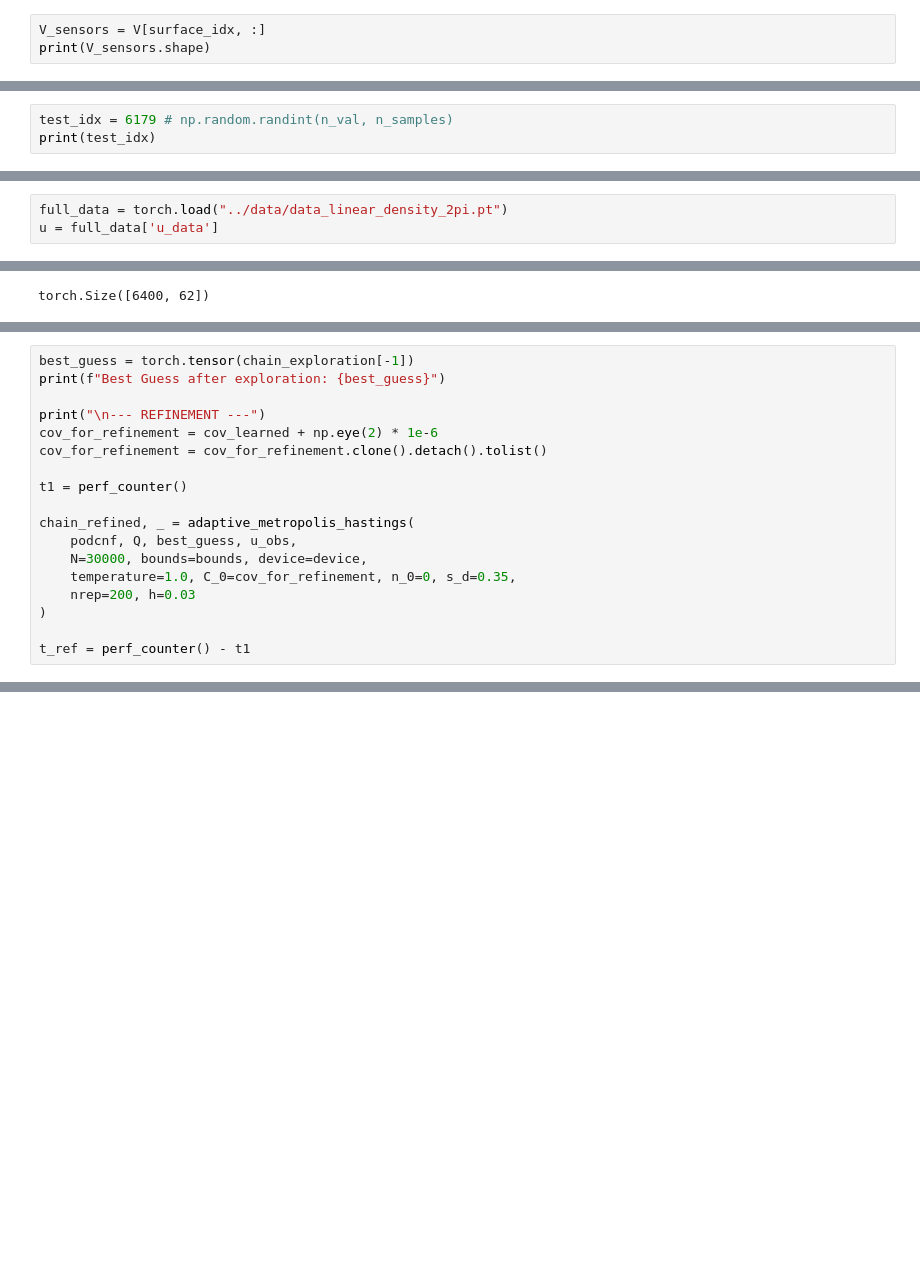
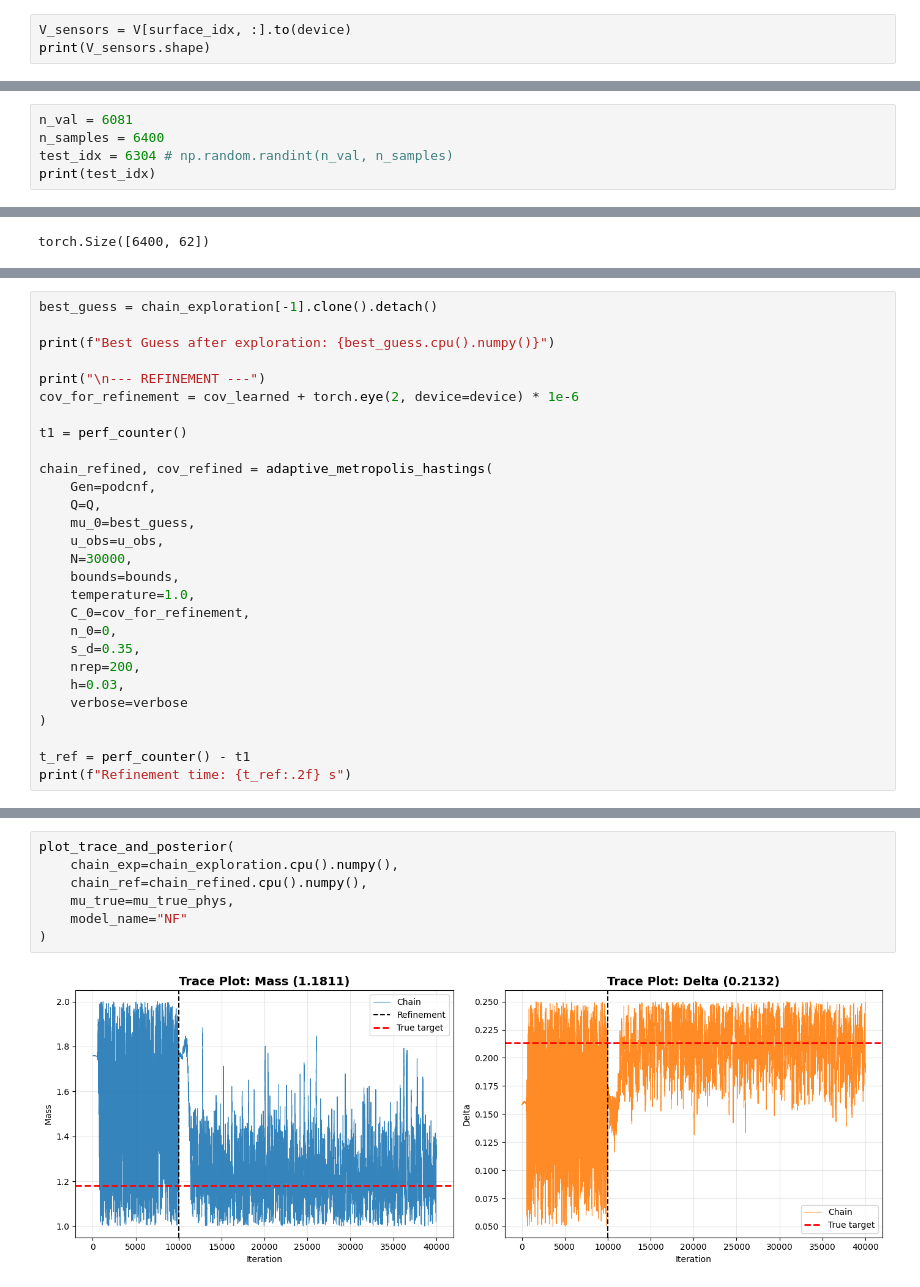
Before and after one commit to Violandree/podcnf, a Jupyter notebook: notebooks/AdaptiveMH.ipynb, the cells around one changed output, grey strips where cells are left out. Saved outputs shown, nothing was run; the diff lists cells and outputs as text; blank space fills up the shorter version.

Commit message:
working version of AdaptiveMH notebook

```diff
--- a/notebooks/AdaptiveMH.ipynb
+++ b/notebooks/AdaptiveMH.ipynb
@@ -72,7 +106,7 @@ surface_idx = np.array(sur)
 # P[surface_idx] = int(1)
 # P[:20]
 # %%
-V_sensors = V[surface_idx, :]
+V_sensors = V[surface_idx, :].to(device)
 print(V_sensors.shape)
 # %% [output]
 torch.Size([62, 20])
@@ -185,5 +221,7 @@ def adaptive_metropolis_hastings(
     return chain, C_n
 # %%
-test_idx = 6179 # np.random.randint(n_val, n_samples)
+n_val = 6081
+n_samples = 6400
+test_idx = 6304 # np.random.randint(n_val, n_samples)
 print(test_idx)
 # %% [output]
@@ -196,6 +248,3 @@ c = reduced_dataset['c']
-# %%
-full_data = torch.load("../data/data_linear_density_2pi.pt")
-u = full_data['u_data']
 # %%
 u_surface_sensor = u[:, surface_idx] # selezione direttamente i sensori sulla superficie
 print(u_surface_sensor.shape)
@@ -241,19 +303,29 @@ Acceptance Rate: 26.35%
 # %%
-best_guess = torch.tensor(chain_exploration[-1])
-print(f"Best Guess after exploration: {best_guess}")
+best_guess = chain_exploration[-1].clone().detach()
+
+print(f"Best Guess after exploration: {best_guess.cpu().numpy()}")
 
 print("\n--- REFINEMENT ---")
-cov_for_refinement = cov_learned + np.eye(2) * 1e-6
-cov_for_refinement = cov_for_refinement.clone().detach().tolist()
+cov_for_refinement = cov_learned + torch.eye(2, device=device) * 1e-6
 
 t1 = perf_counter()
 
-chain_refined, _ = adaptive_metropolis_hastings(
-    podcnf, Q, best_guess, u_obs,
-    N=30000, bounds=bounds, device=device,
-    temperature=1.0, C_0=cov_for_refinement, n_0=0, s_d=0.35,
-    nrep=200, h=0.03
+chain_refined, cov_refined = adaptive_metropolis_hastings(
+    Gen=podcnf,
+    Q=Q,
+    mu_0=best_guess,
+    u_obs=u_obs,
+    N=30000,
+    bounds=bounds,
+    temperature=1.0,
+    C_0=cov_for_refinement,
+    n_0=0,
+    s_d=0.35,
+    nrep=200,
+    h=0.03,
+    verbose=verbose
 )
 
 t_ref = perf_counter() - t1
+print(f"Refinement time: {t_ref:.2f} s")
 # %% [output]
@@ -262,0 +403,9 @@ Best Guess after exploration: tensor([1.2437, 0.2395])
+# %%
+plot_trace_and_posterior(
+    chain_exp=chain_exploration.cpu().numpy(),
+    chain_ref=chain_refined.cpu().numpy(),
+    mu_true=mu_true_phys,
+    model_name="NF"
+)
+# %% [output]
+[figure, added]
```
Also changed, not shown: parts of 11 cells of this notebook.
